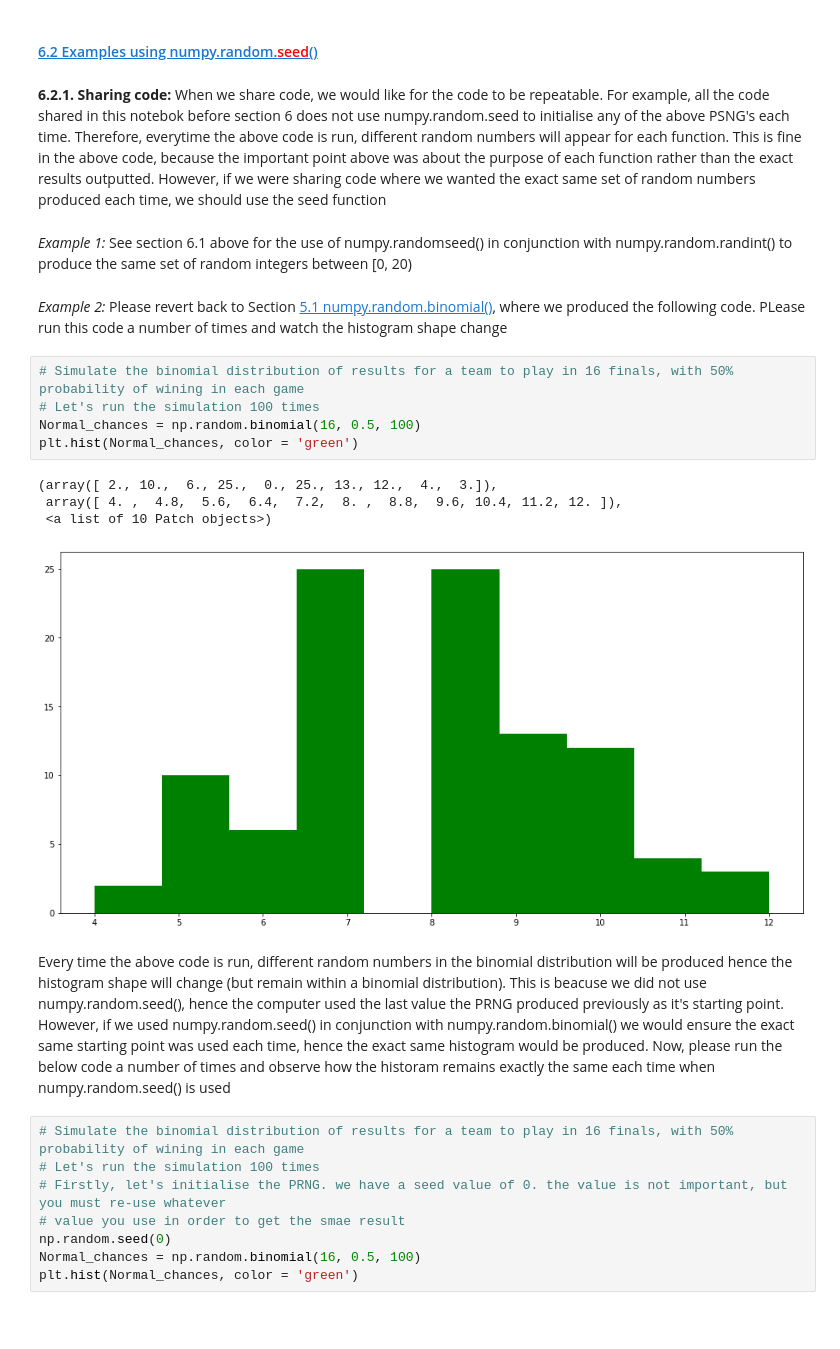
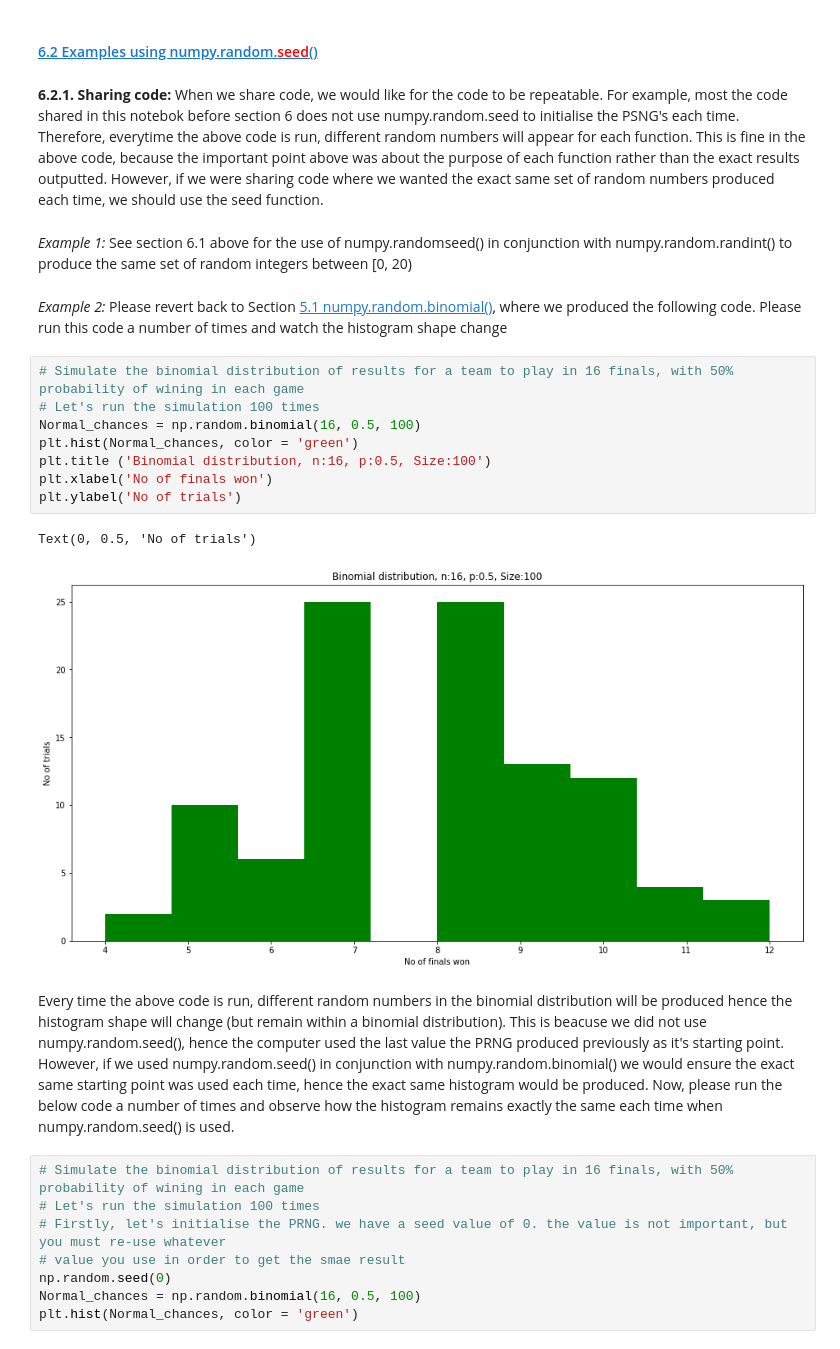
Before and after one commit to BarryClarke/numpy.random-package, a Jupyter notebook: numpy.random package.ipynb, the cells around one changed output. Drawn from its saved outputs; the diff is of its cells as text; blank space fills up the shorter version.

```diff
--- a/numpy.random package.ipynb
+++ b/numpy.random package.ipynb
@@ -675,23 +684,24 @@ From the above, you can see that pseudorandom numbers are not truly random, rath
 # %% [markdown]
 #### [6.2 Examples using numpy.random.<font color = 'red'>seed</font>()](https://pynative.com/python-random-seed/)
 # %% [markdown]
-**6.2.1. Sharing code:** When we share code, we would like for the code to be repeatable. For example, all the code shared in this notebok before section 6 does not use numpy.random.seed to initialise any of the above PSNG's each time. Therefore, everytime the above code is run, different random numbers will appear for each function. This is fine in the above code, because the important point above was about the purpose of each function rather than the exact results outputted. However, if we were sharing code where we wanted the exact same set of random numbers produced each time, we should use the seed function
+**6.2.1. Sharing code:** When we share code, we would like for the code to be repeatable. For example, most the code shared in this notebok before section 6 does not use numpy.random.seed to initialise the PSNG's each time. Therefore, everytime the above code is run, different random numbers will appear for each function. This is fine in the above code, because the important point above was about the purpose of each function rather than the exact results outputted. However, if we were sharing code where we wanted the exact same set of random numbers produced each time, we should use the seed function.
 # %% [markdown]
 _Example 1:_ See section 6.1 above for the use of numpy.randomseed() in conjunction with numpy.random.randint() to produce the same set of random integers between [0, 20)
 # %% [markdown]
-_Example 2:_ Please revert back to Section [5.1 numpy.random.binomial()](#5.1-numpy.random.binomial()), where we produced the following code. PLease run this code a number of times and watch the histogram shape change
+_Example 2:_ Please revert back to Section [5.1 numpy.random.binomial()](#5.1-numpy.random.binomial()), where we produced the following code. Please run this code a number of times and watch the histogram shape change
 # %%
 # Simulate the binomial distribution of results for a team to play in 16 finals, with 50% probability of wining in each game
 # Let's run the simulation 100 times
 Normal_chances = np.random.binomial(16, 0.5, 100)
 plt.hist(Normal_chances, color = 'green')
+plt.title ('Binomial distribution, n:16, p:0.5, Size:100')
+plt.xlabel('No of finals won')
+plt.ylabel('No of trials')
 # %% [output]
-(array([ 2., 10.,  6., 25.,  0., 25., 13., 12.,  4.,  3.]),
- array([ 4. ,  4.8,  5.6,  6.4,  7.2,  8. ,  8.8,  9.6, 10.4, 11.2, 12. ]),
- <a list of 10 Patch objects>)
+Text(0, 0.5, 'No of trials')
-[figure, old version]
+[figure, new version]
 # %% [markdown]
-Every time the above code is run, different random numbers in the binomial distribution will be produced hence the histogram shape will change (but remain within a binomial distribution). This is beacuse we did not use numpy.random.seed(), hence the computer used the last value the PRNG produced previously as it's starting point. However, if we used numpy.random.seed() in conjunction with numpy.random.binomial() we would ensure the exact same starting point was used each time, hence the exact same histogram would be produced. Now, please run the below code a number of times and observe how the historam remains exactly the same each time when numpy.random.seed() is used
+Every time the above code is run, different random numbers in the binomial distribution will be produced hence the histogram shape will change (but remain within a binomial distribution). This is beacuse we did not use numpy.random.seed(), hence the computer used the last value the PRNG produced previously as it's starting point. However, if we used numpy.random.seed() in conjunction with numpy.random.binomial() we would ensure the exact same starting point was used each time, hence the exact same histogram would be produced. Now, please run the below code a number of times and observe how the histogram remains exactly the same each time when numpy.random.seed() is used.
 # %%
 # Simulate the binomial distribution of results for a team to play in 16 finals, with 50% probability of wining in each game
 # Let's run the simulation 100 times
```
Also changed, not shown: parts of 56 cells of this notebook.
